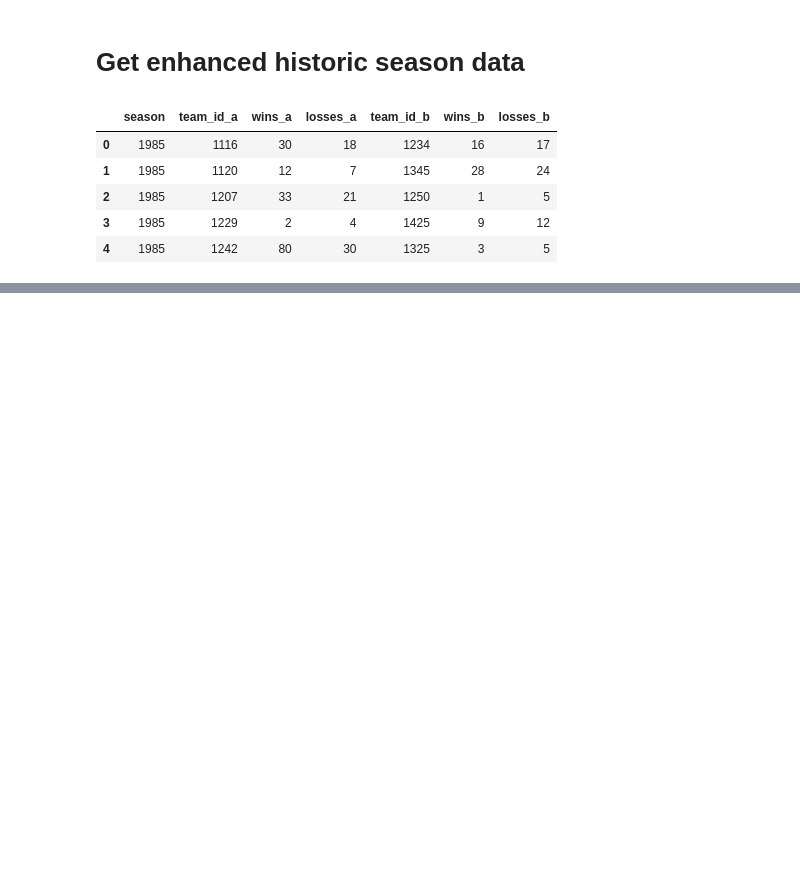
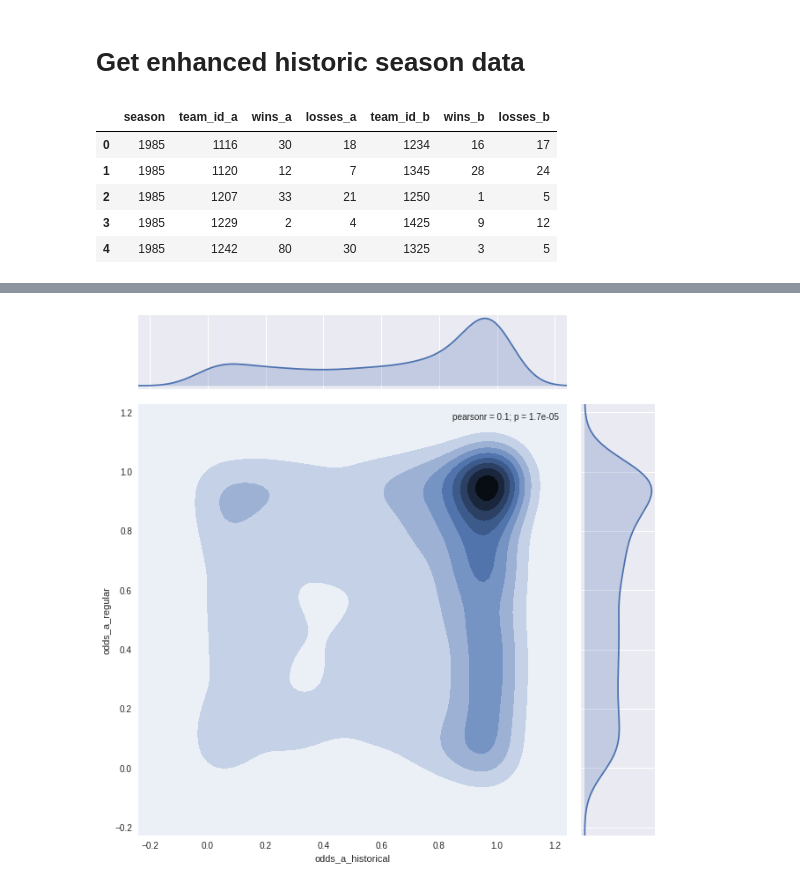
Before and after one commit to jgoerner/MarchMadness, a Jupyter notebook: MarchMadness/notebooks/0.4-jgoerner-regular-historical-odds-mixed.ipynb, the cells around one changed output, grey strips where cells are left out. Drawn from its saved outputs; the diff is of its cells as text; code cells hidden in the pictures; blank space fills up the shorter version.

```diff
--- a/MarchMadness/notebooks/0.4-jgoerner-regular-historical-odds-mixed.ipynb
+++ b/MarchMadness/notebooks/0.4-jgoerner-regular-historical-odds-mixed.ipynb
@@ -156,0 +159,5 @@ df
+# %%
+sns.jointplot(x=df_odds_merged["odds_a_historical"], y=df_odds_merged["odds_a_regular"],size=9, kind="kde");
+#plt.savefig("./figures/04_jgoerner_regular_historical_odds_mixed_kde.png");
+# %% [output]
+[figure, added]
```
Also changed, not shown: parts of 20 cells of this notebook, 3 other files.
